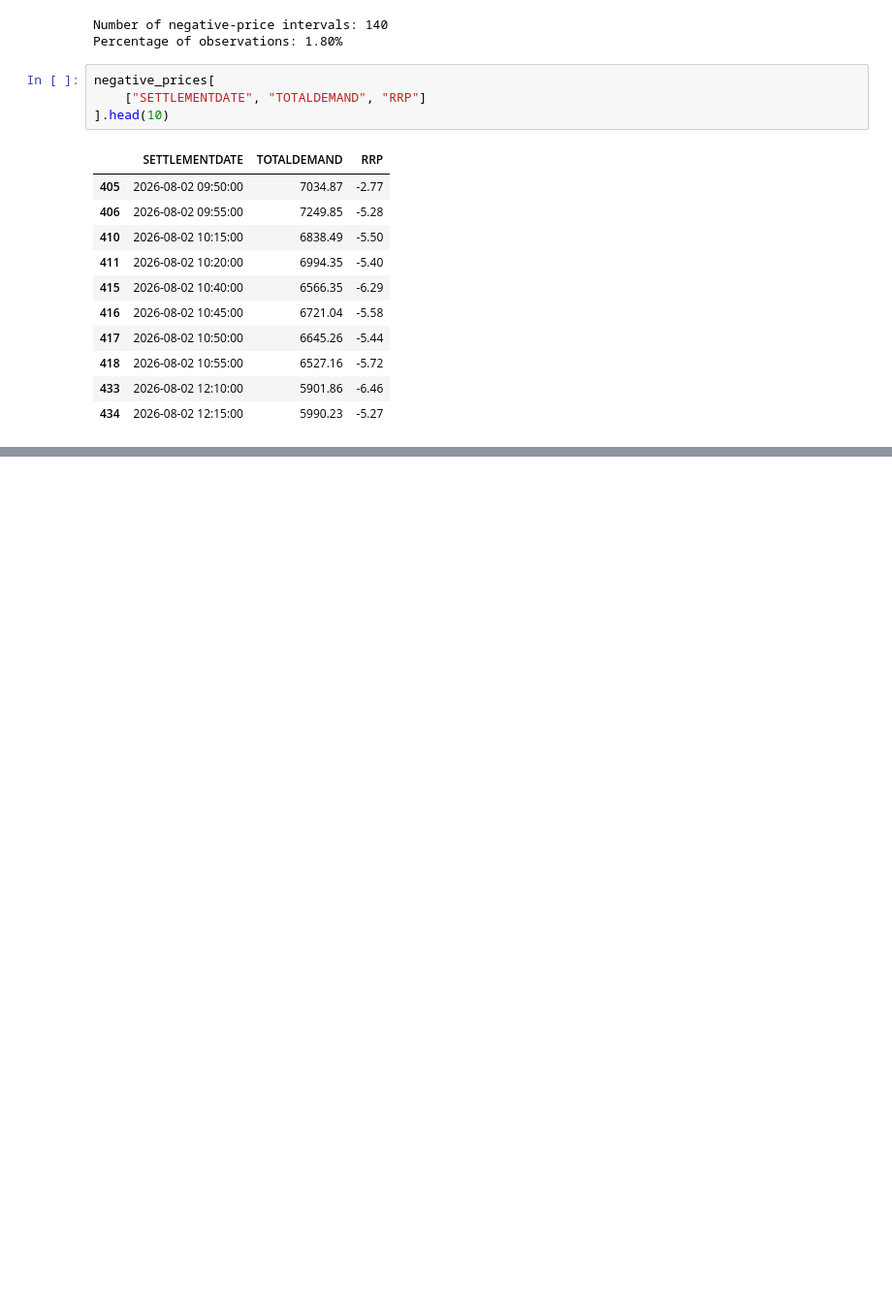
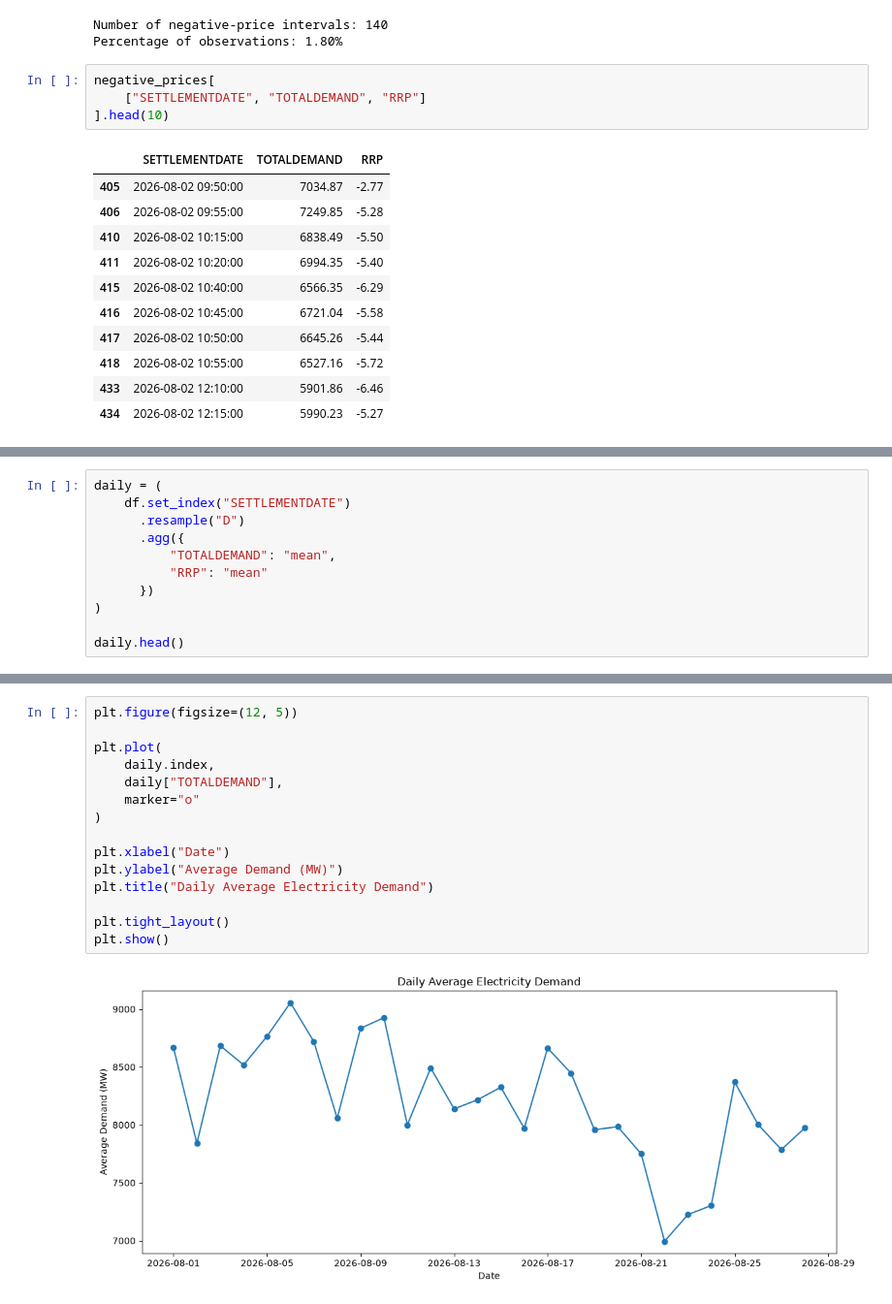
Before and after one commit to klm2109/australian-energy-market-analytics, a Jupyter notebook: notebooks/Exploratory Data Analysis.ipynb, the cells around one changed output, grey strips where cells are left out. Shown at 97% size. Saved outputs shown, nothing was run; the diff lists cells and outputs as text; blank space fills up the shorter version.

```diff
--- a/notebooks/Exploratory Data Analysis.ipynb
+++ b/notebooks/Exploratory Data Analysis.ipynb
@@ -487,0 +534,11 @@ negative_prices[
+# %%
+daily = (
+    df.set_index("SETTLEMENTDATE")
+      .resample("D")
+      .agg({
+          "TOTALDEMAND": "mean",
+          "RRP": "mean"
+      })
+)
+
+daily.head()
@@ -487,0 +553,17 @@ negative_prices[
+# %%
+plt.figure(figsize=(12, 5))
+
+plt.plot(
+    daily.index,
+    daily["TOTALDEMAND"],
+    marker="o"
+)
+
+plt.xlabel("Date")
+plt.ylabel("Average Demand (MW)")
+plt.title("Daily Average Electricity Demand")
+
+plt.tight_layout()
+plt.show()
+# %% [output]
+[figure, added]
```
Also changed, not shown: parts of 4 cells of this notebook.
